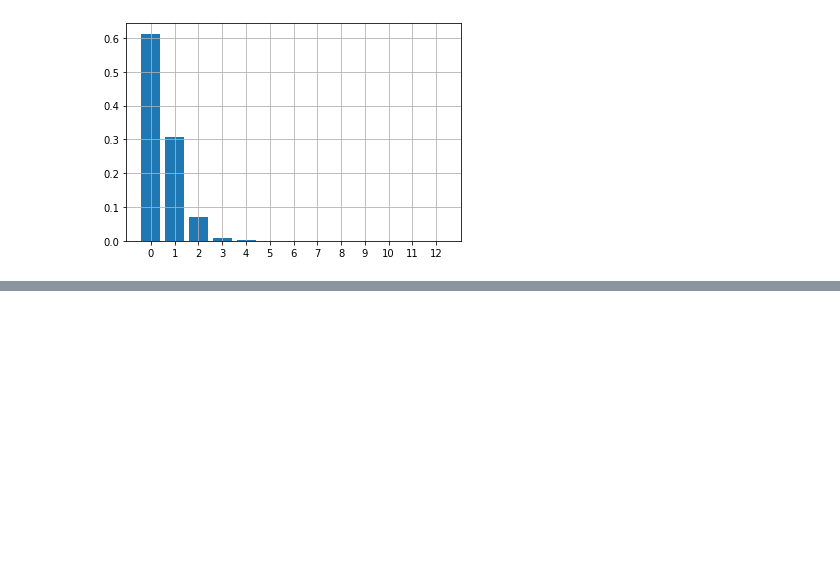
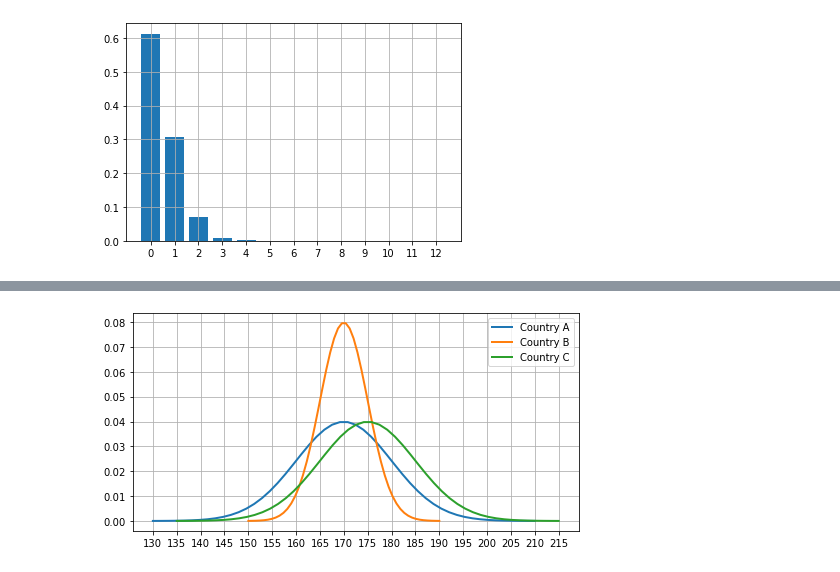
Before and after one commit to samyon7/Statistics-Python, a Jupyter notebook: Work_8/work_8-1.ipynb, the cells around one changed output, grey strips where cells are left out. Cells and saved outputs as stored; diff of their text form; code cells hidden in the pictures; blank space fills up the shorter version.

```diff
--- a/Work_8/work_8-1.ipynb
+++ b/Work_8/work_8-1.ipynb
@@ -434,0 +509,29 @@ ax.grid();
+# %%
+heights_means = [170, 170, 175]
+heights_sds = [10, 5, 10]
+countries = ['Country A', 'Country B', 'Country C']
+heights_rvs = {}
+plotting_values = {}
+# creating the random variables
+for i, country in enumerate(countries):
+    heights_rvs[country] = stats.norm(
+        loc = heights_means[i], # mean of the distribution
+        scale = heights_sds[i] # standard deviation
+    )
+
+for i, country in enumerate(countries):
+    x_values = np.linspace(heights_means[i] - 4*heights_sds[i], \
+                           heights_means[i] + 4*heights_sds[i])
+    y_values = heights_rvs[country].pdf(x_values)
+    plotting_values[country] = (x_values, y_values)
+# plotting the three distributions
+fig, ax = plt.subplots(figsize = (8, 4))
+for i, country in enumerate(countries):
+    ax.plot(plotting_values[country][0], \
+            plotting_values[country][1], \
+            label=country, lw = 2)
+ax.set_xticks(np.arange(130, 220, 5))
+plt.legend()
+plt.grid();
+# %% [output]
+[figure, added]
```
Also changed, not shown: parts of 44 cells of this notebook.
